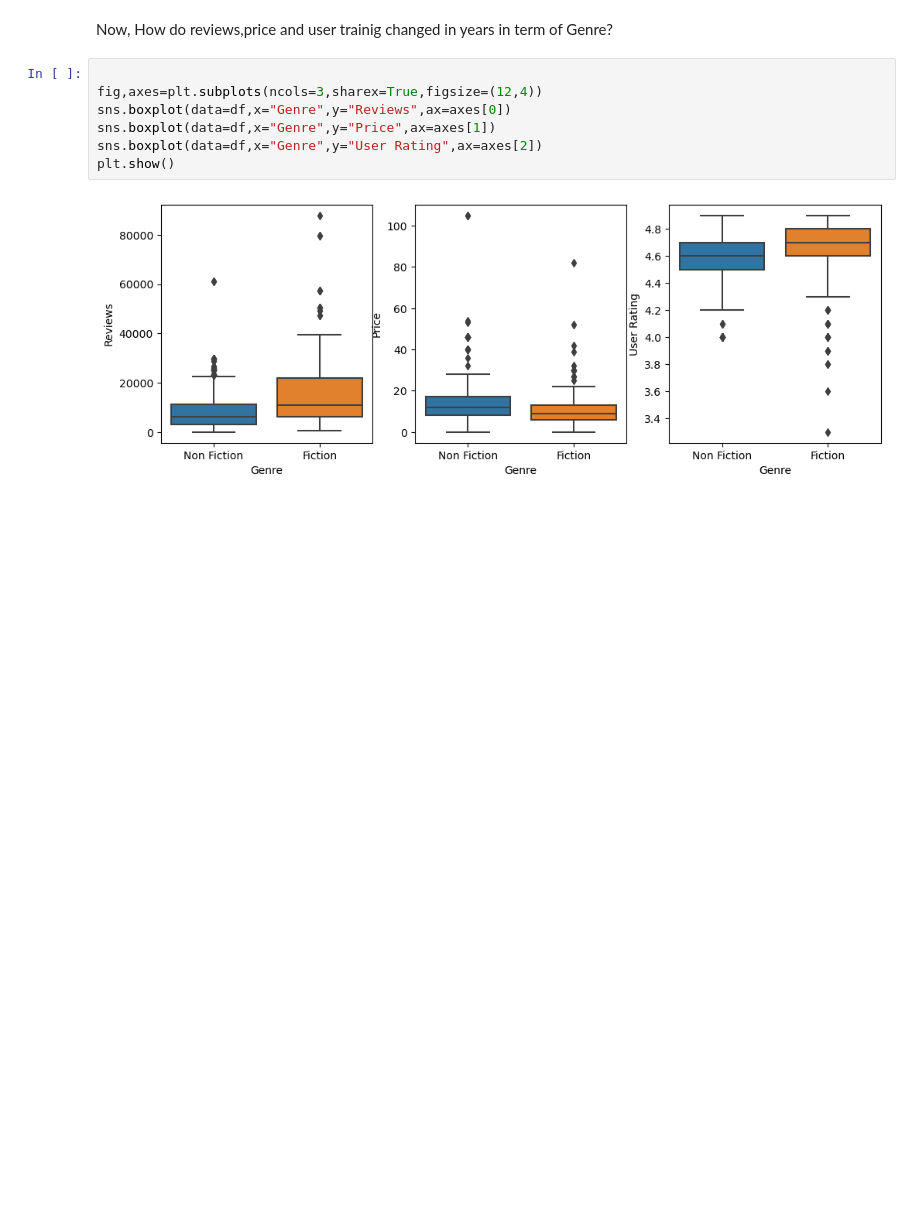
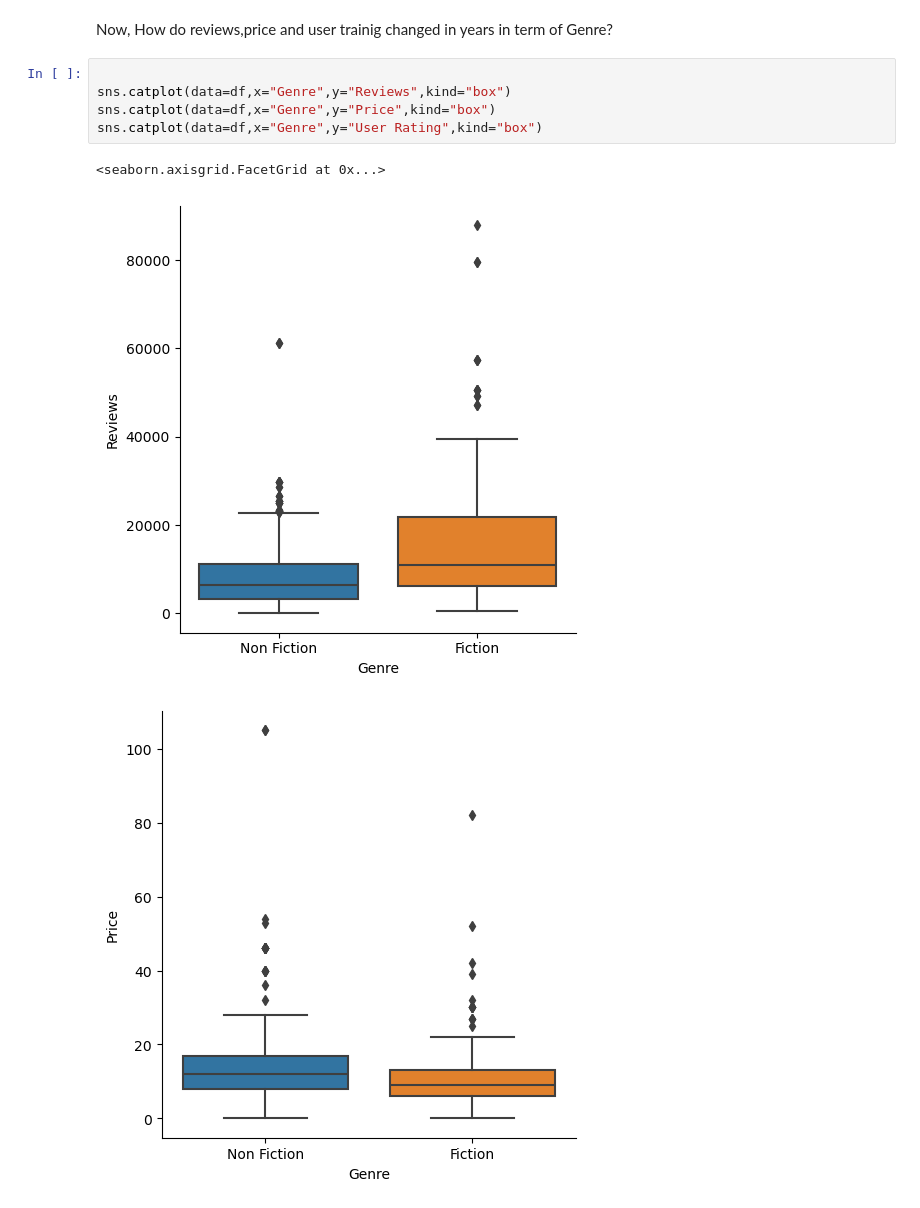
Before and after one commit to NevzatTaha/Top-50-sales-Hypothesis-Testing-and-EDA, a Jupyter notebook: Data Analytic and Visualisation.ipynb, the cells around one changed output. Cells and saved outputs as stored; diff of their text form; blank space fills up the shorter version.

```diff
--- a/Data Analytic and Visualisation.ipynb
+++ b/Data Analytic and Visualisation.ipynb
@@ -157,10 +159,10 @@ Hence, we can assert that different Genre is be the reason why outliers reviews
 Now,  How do  reviews,price and user trainig  changed in years in term of Genre?
 # %%
 
-fig,axes=plt.subplots(ncols=3,sharex=True,figsize=(12,4))
-sns.boxplot(data=df,x="Genre",y="Reviews",ax=axes[0])
-sns.boxplot(data=df,x="Genre",y="Price",ax=axes[1])
-sns.boxplot(data=df,x="Genre",y="User Rating",ax=axes[2])
-plt.show()
+sns.catplot(data=df,x="Genre",y="Reviews",kind="box")
+sns.catplot(data=df,x="Genre",y="Price",kind="box")
+sns.catplot(data=df,x="Genre",y="User Rating",kind="box")
 # %% [output]
+<seaborn.axisgrid.FacetGrid at 0x...>
-[figure, old version]
+[figure, new version]
+[figure, added]
```
Also changed, not shown: parts of 10 cells of this notebook.
